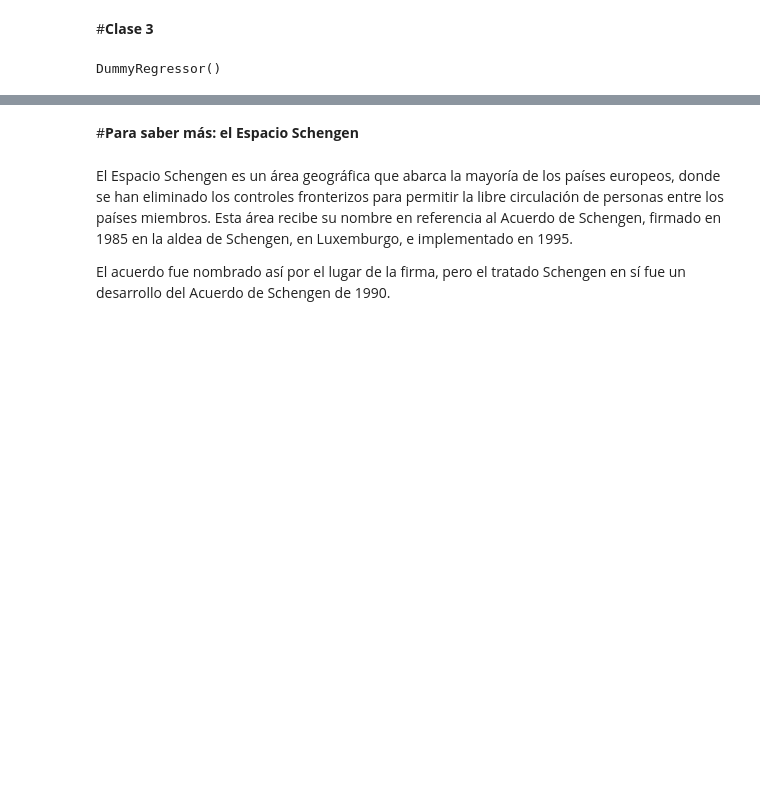
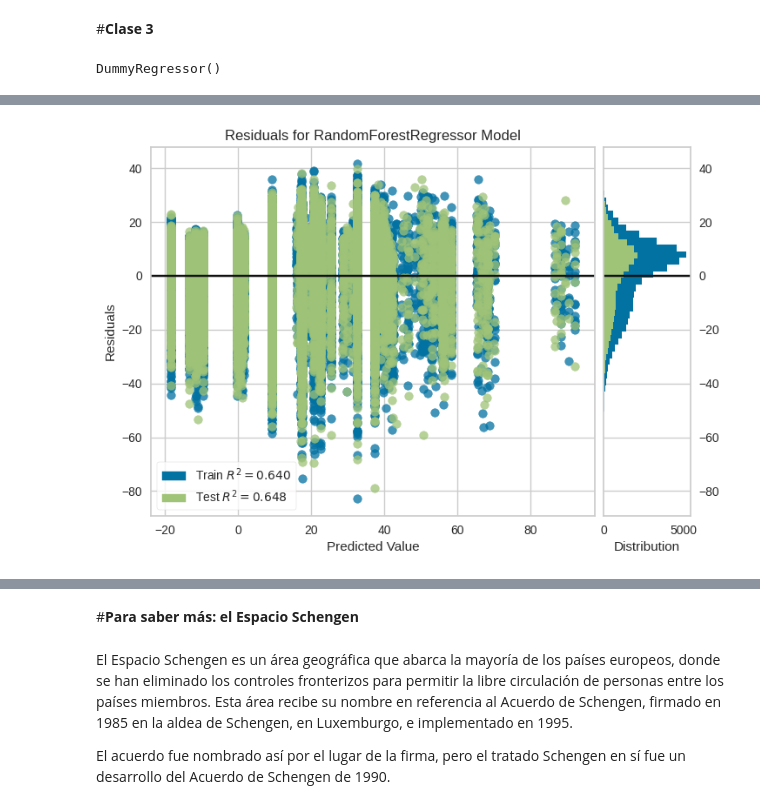
Before and after one commit to AngelTroncoso/OptimizacionAeroPortuaria, a Jupyter notebook: OptimizacionAeroPortuaria.ipynb, the cells around one changed output, grey strips where cells are left out. Saved outputs shown, nothing was run; the diff lists cells and outputs as text; code cells hidden in the pictures; blank space fills up the shorter version.

```diff
--- a/OptimizacionAeroPortuaria.ipynb
+++ b/OptimizacionAeroPortuaria.ipynb
@@ -407,0 +428,6 @@ resultados_baseline
+# %%
+from yellowbrick.regressor import residuals_plot
+
+vis = residuals_plot(modelo, X_train, y_train, X_test, y_test);
+# %% [output]
+[figure, added]
```
Also changed, not shown: parts of 80 cells of this notebook.
